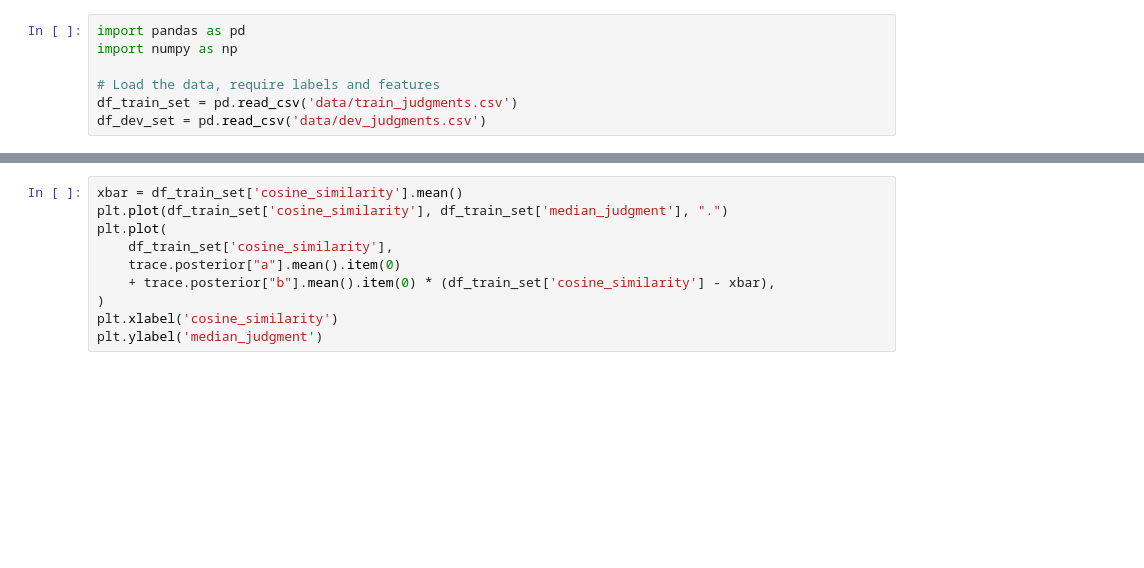
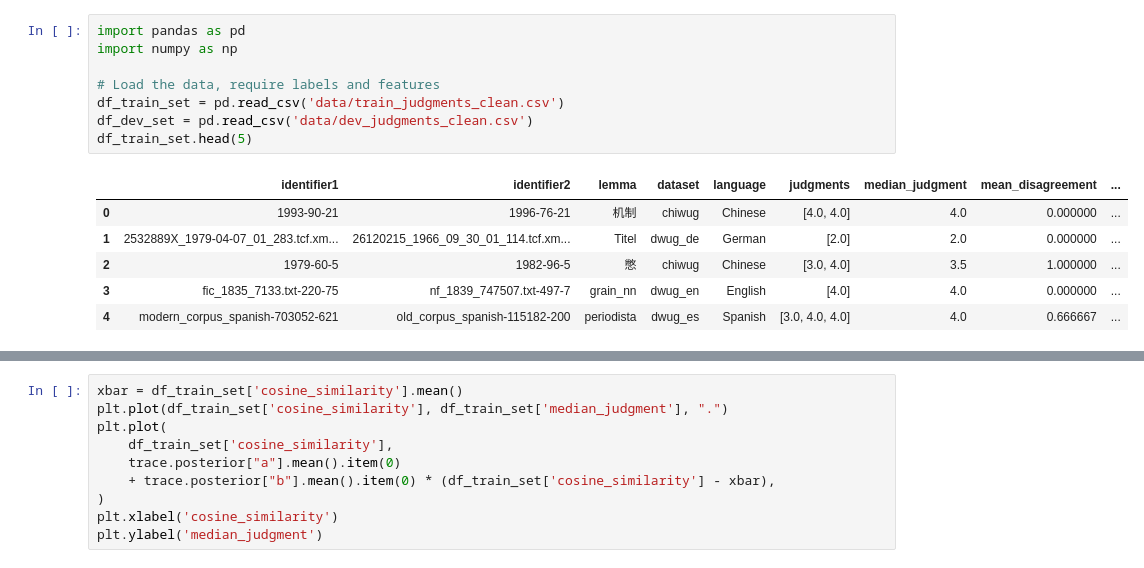
Before and after one commit to Le-Long/Bayesian-DisWiC, a Jupyter notebook: analyze.ipynb, the cells around one changed output, grey strips where cells are left out. Saved outputs shown, nothing was run; the diff lists cells and outputs as text; blank space fills up the shorter version.

```diff
--- a/analyze.ipynb
+++ b/analyze.ipynb
@@ -1,10 +1,18 @@
 # %%
 import pandas as pd
 import numpy as np
 
 # Load the data, require labels and features
-df_train_set = pd.read_csv('data/train_judgments.csv')
-df_dev_set = pd.read_csv('data/dev_judgments.csv')
+df_train_set = pd.read_csv('data/train_judgments_clean.csv')
+df_dev_set = pd.read_csv('data/dev_judgments_clean.csv')
+df_train_set.head(5)
+# %% [output]
+|  | identifier1 | identifier2 | lemma | dataset | language | judgments | median_judgment | mean_disagreement | ... |
+| 0 | 1993-90-21 | 1996-76-21 | 机制 | chiwug | Chinese | [4.0, 4.0] | 4.0 | 0.000000 | ... |
+| 1 | 2532889X_1979-04-07_01_283.tcf.xm... | 26120215_1966_09_30_01_114.tcf.xm... | Titel | dwug_de | German | [2.0] | 2.0 | 0.000000 | ... |
+| 2 | 1979-60-5 | 1982-96-5 | 憋 | chiwug | Chinese | [3.0, 4.0] | 3.5 | 1.000000 | ... |
+| 3 | fic_1835_7133.txt-220-75 | nf_1839_747507.txt-497-7 | grain_nn | dwug_en | English | [4.0] | 4.0 | 0.000000 | ... |
+| 4 | modern_corpus_spanish-703052-621 | old_corpus_spanish-115182-200 | periodista | dwug_es | Spanish | [3.0, 4.0, 4.0] | 4.0 | 0.666667 | ... |
 # %%
 import matplotlib.pyplot as plt
 
```
Also changed, not shown: parts of 7 cells of this notebook, 3 other files.
